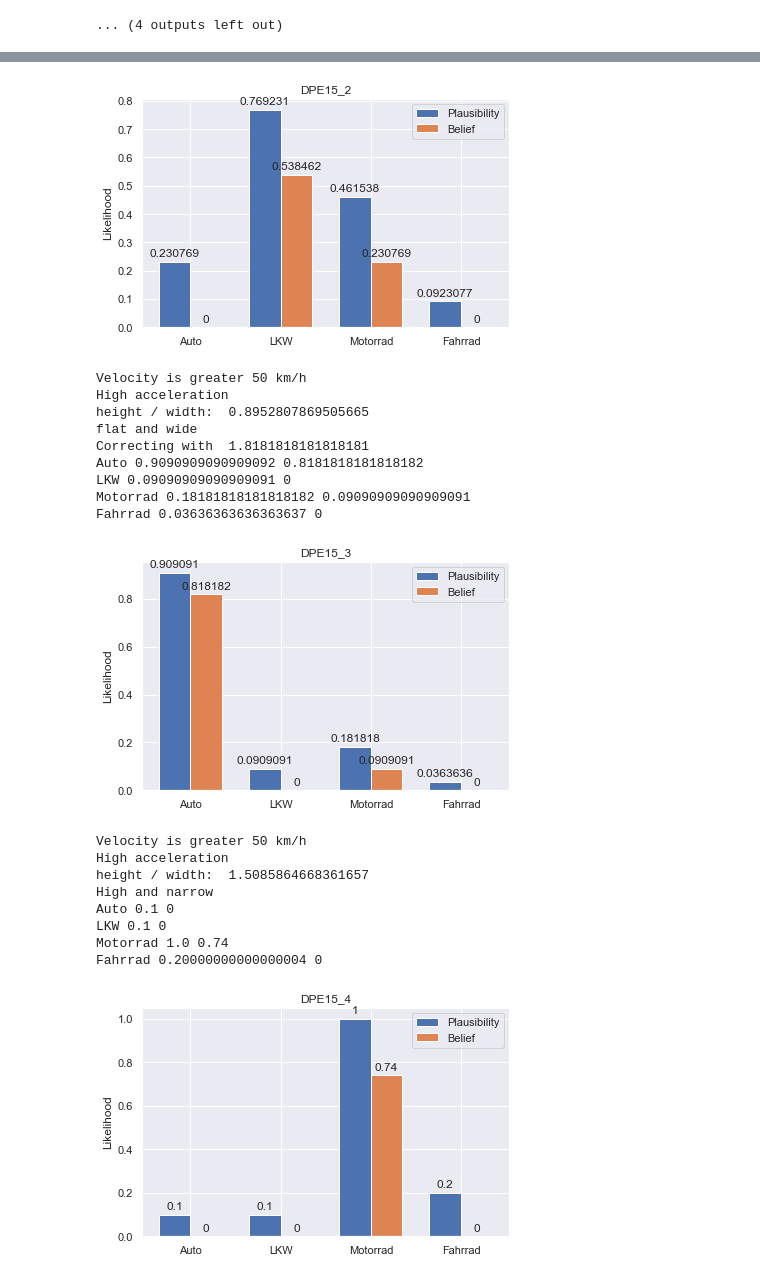
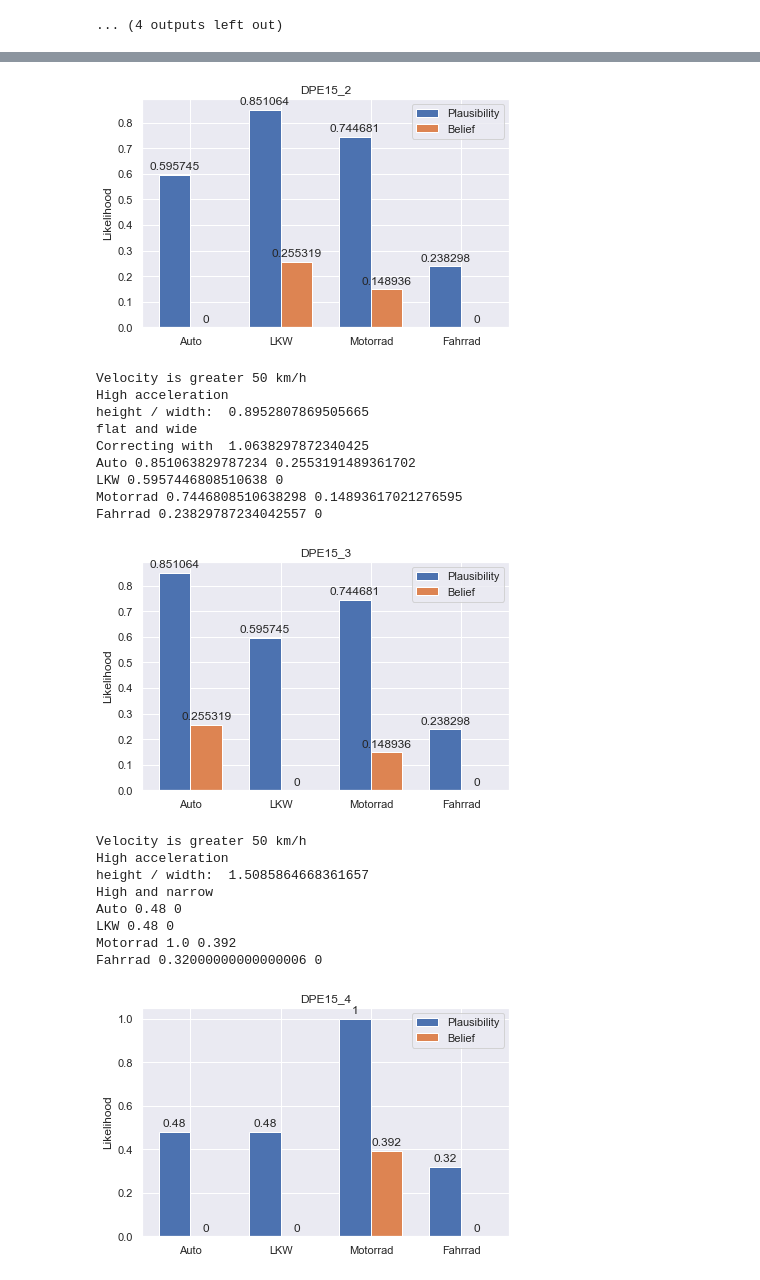
Before and after one commit to JanTSV/Evidenztheorie, a Jupyter notebook: main.ipynb, the cells around one changed output, grey strips where cells are left out. Saved outputs shown, nothing was run; the diff lists cells and outputs as text; code cells hidden in the pictures.

```diff
--- a/main.ipynb
+++ b/main.ipynb
@@ -346,13 +346,13 @@ def estimate_vehicle_type(df, title):
                                  lambda x : abs(x) >= ACCELERATION_LIMIT_UPPER) >= 5:
         print("High acceleration")
         handler.add_measure([
-            Measure(["Motorrad"], 0.5)
+            Measure(["Motorrad"], 0.2)
         ])
     elif get_max_range_by_criterion(df["a(km/h^2)"],
                                    lambda x : abs(x) <= ACCELERATION_LIMIT_LOWER) >= 5:
         print("NOT A")
         handler.add_measure([
-            Measure(["LKW"], 0.3)
+            Measure(["LKW", "Fahrrad", "Auto"], 0.8)
         ])
 
     # Höhe : Breite
@@ -362,17 +362,17 @@ def estimate_vehicle_type(df, title):
     if height_width_ratio >= 1.4:
         print("High and narrow")
         handler.add_measure([
-            Measure(["Motorrad", "Fahrrad"], 0.8)
+            Measure(["Motorrad", "Fahrrad"], 0.4)
         ])
     elif height_width_ratio < 1:
         print("flat and wide")
         handler.add_measure([
-            Measure(["Auto"], 0.9)
+            Measure(["Auto"], 0.3)
         ])
     elif 1.0 <= height_width_ratio and height_width_ratio < 1.4:
         print("medium height and width")
         handler.add_measure([
-            Measure(["LKW"], 0.7)
+            Measure(["LKW"], 0.3)
         ])
 
     # Akkumulieren und Plausibilitäten berechnen.
@@ -433,23 +432,23 @@ Fahrrad 0.0923076923076923 0
-[figure, old version]
+[figure, new version]
 Velocity is greater 50 km/h
 High acceleration
 height / width:  0.8952807869505665
 flat and wide
-Correcting with  1.8181818181818181
-Auto 0.9090909090909092 0.8181818181818182
-LKW 0.09090909090909091 0
-Motorrad 0.18181818181818182 0.09090909090909091
-Fahrrad 0.03636363636363637 0
+Correcting with  1.0638297872340425
+Auto 0.851063829787234 0.2553191489361702
+LKW 0.5957446808510638 0
+Motorrad 0.7446808510638298 0.14893617021276595
+Fahrrad 0.23829787234042557 0
-[figure, old version]
+[figure, new version]
 Velocity is greater 50 km/h
 High acceleration
 height / width:  1.5085864668361657
 High and narrow
-Auto 0.1 0
-LKW 0.1 0
-Motorrad 1.0 0.74
-Fahrrad 0.20000000000000004 0
+Auto 0.48 0
+LKW 0.48 0
+Motorrad 1.0 0.392
+Fahrrad 0.32000000000000006 0
-[figure, old version]
+[figure, new version]
 Velocity is greater 50 km/h
 High acceleration
 height / width:  1.0435777277591232
```
Also changed, not shown: parts of 1 cell of this notebook.
